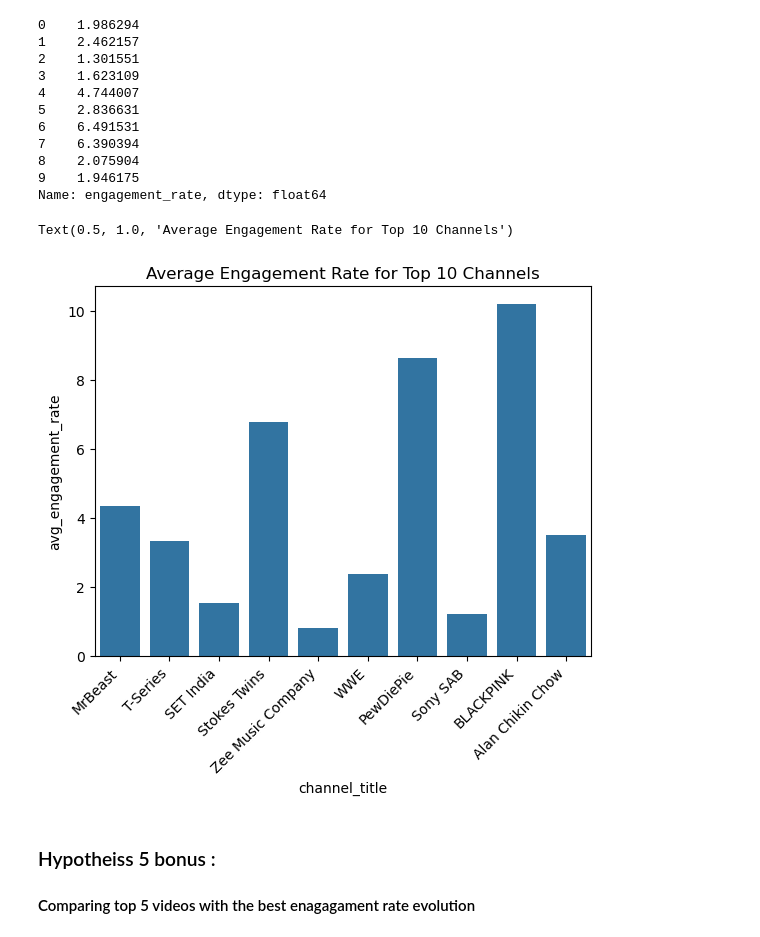
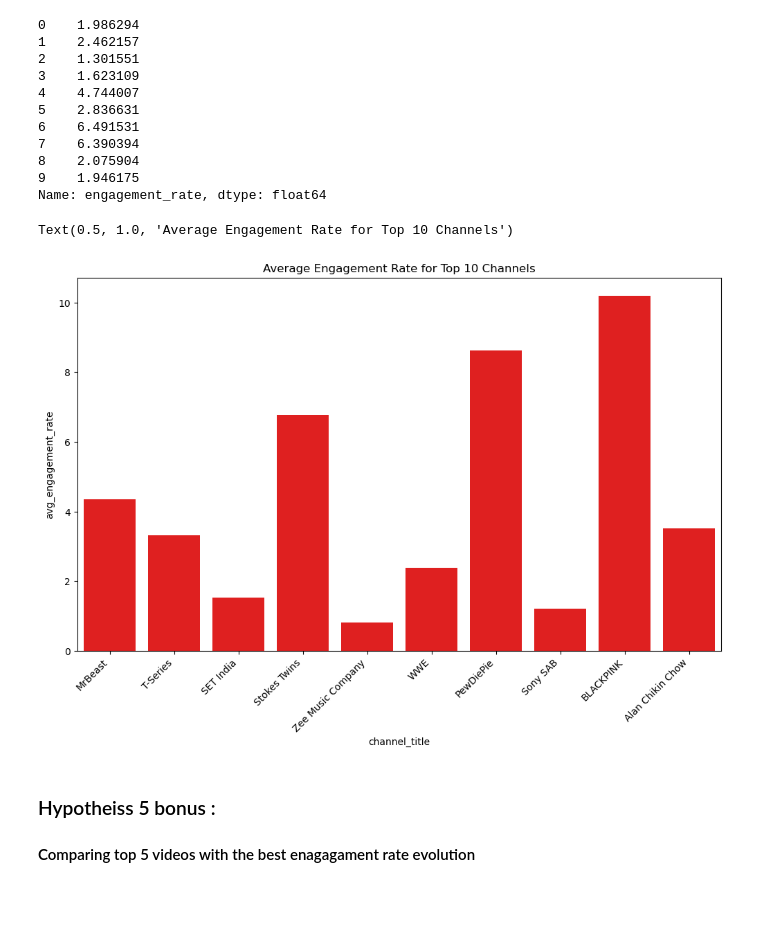
Before and after one commit to mhananem/project_youtube_data_wrangling, a Jupyter notebook: Youtube_project_structuring_data.ipynb, the cells around one changed output. Cells and saved outputs as stored; diff of their text form; code cells hidden in the pictures; blank space fills up the shorter version.

```diff
--- a/Youtube_project_structuring_data.ipynb
+++ b/Youtube_project_structuring_data.ipynb
@@ -391,6 +390,3 @@ plt.tight_layout()
 plt.show()
 # %% [output]
 [figure]
-# %%
-channels_df = pd.read_csv("channels_data.csv")
-channels_df.shape
@@ -477,12 +479,13 @@ channels_df["avg_engagement_rate"] = channels_df["channel_id"].map(chan_avg_enga
 # %%
 top10 = channels_df.sort_values("subscriberCount", ascending=False).head(10)
 # %%
-sns.barplot(data=top10, x="channel_title", y="avg_engagement_rate")
+plt.figure(figsize=(12, 7))
+sns.barplot(data=top10, x="channel_title", y="avg_engagement_rate",  color="red")
 plt.xticks(rotation=45, ha="right")
 plt.title("Average Engagement Rate for Top 10 Channels")
 # %% [output]
 Text(0.5, 1.0, 'Average Engagement Rate for Top 10 Channels')
-[figure, old version]
+[figure, new version]
 # %% [markdown]
 ### Hypotheiss 5 bonus :
 #### Comparing top 5 videos with the best enagagament rate evolution
```
Also changed, not shown: parts of 9 cells of this notebook, 2 other files.
